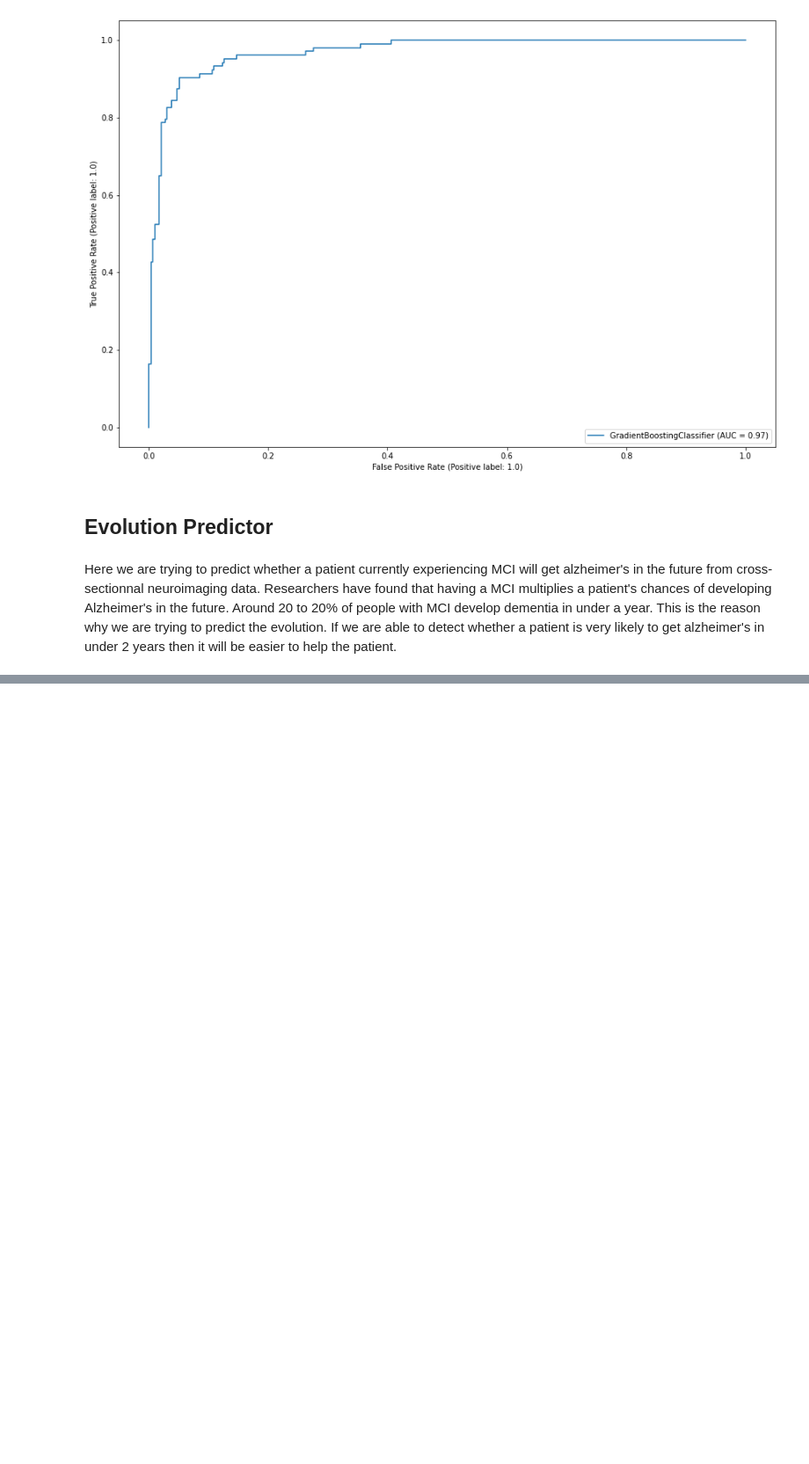
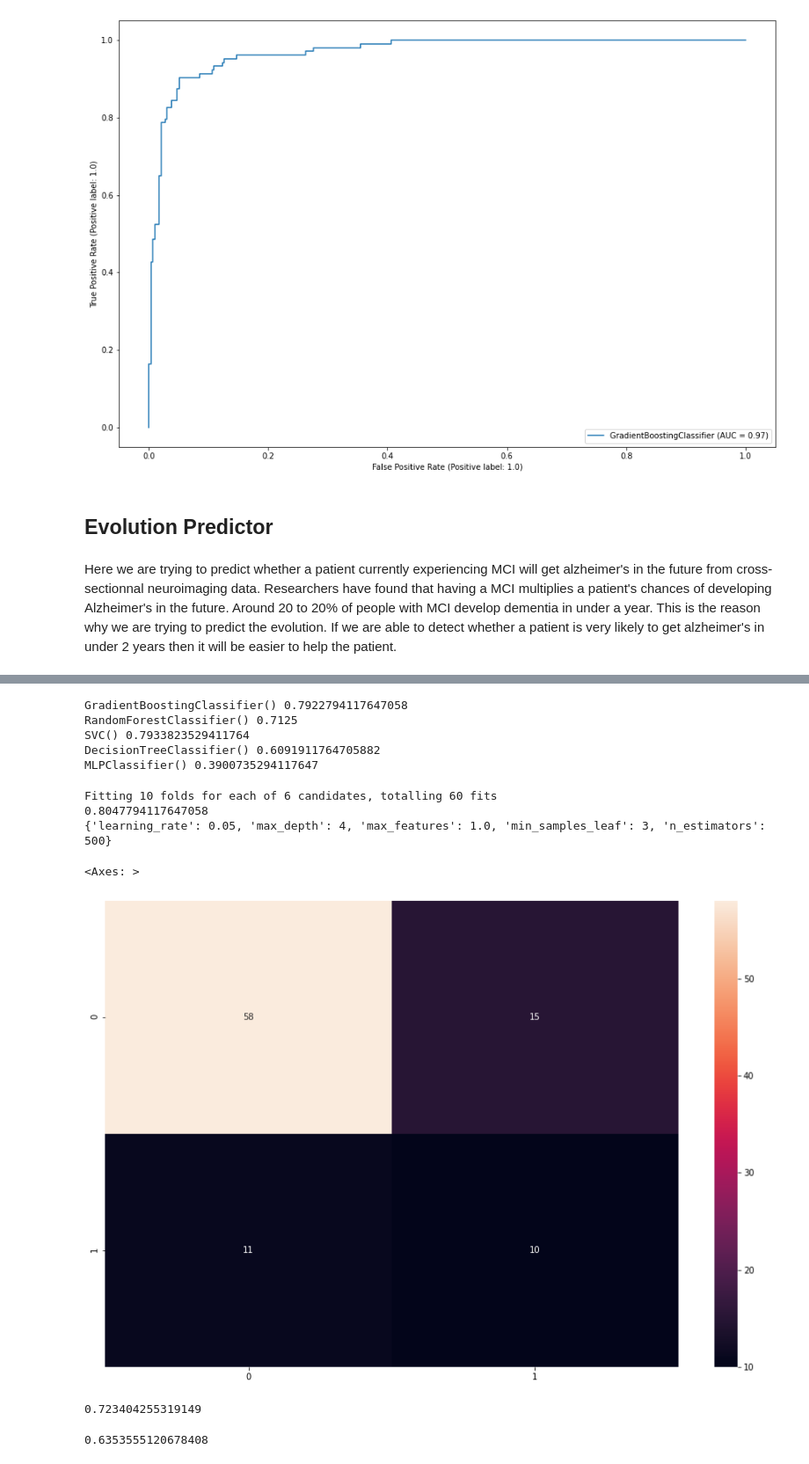
Before and after one commit to V1ncenttt/FYP-Alzheimer-Harmonisation, a Jupyter notebook: src/new_classifiers.ipynb, the cells around one changed output, grey strips where cells are left out. Shown at 88% size. Drawn from its saved outputs; the diff is of its cells as text; code cells hidden in the pictures; blank space fills up the shorter version.

Commit message:
Created predictor

```diff
--- a/src/new_classifiers.ipynb
+++ b/src/new_classifiers.ipynb
@@ -320,0 +457,8 @@ This is the reason why we are trying to predict the evolution. If we are able to
+# %%
+importance = np.abs(coefficients)
+# %%
+cols = importance != 0
+colNames = np.array(TAs[:68])[importance != 0]
+# %%
+X_test = X_test.loc[:,cols].copy()
+X_train_resampled = X_train_resampled[:,cols]
@@ -320,0 +467,51 @@ This is the reason why we are trying to predict the evolution. If we are able to
+# %%
+kfold = KFold(n_splits=10)
+for model in models:
+    cv_results = cross_val_score(model, X_train_resampled, y_train_resampled, cv=kfold, scoring='accuracy', n_jobs=-1)
+    print(model, cv_results.sum()/10)
+# %% [output]
+GradientBoostingClassifier() 0.7922794117647058
+RandomForestClassifier() 0.7125
+SVC() 0.7933823529411764
+DecisionTreeClassifier() 0.6091911764705882
+MLPClassifier() 0.3900735294117647
+# %%
+param_grid={'n_estimators':[100,500],
+            'learning_rate': [0.1,0.05,0.02],
+            'max_depth':[4],
+            'min_samples_leaf':[3],
+            'max_features':[1.0] }
+
+kfold = KFold(n_splits=10)
+rf = GradientBoostingClassifier()
+
+grid_search = GridSearchCV(estimator = rf, param_grid = param_grid,
+                          cv = kfold, n_jobs = -1, verbose = 2)
+
+grid_search.fit(X_train_resampled, y_train_resampled)
+print(grid_search.best_score_)
+print(grid_search.best_params_)
+# %% [output]
+Fitting 10 folds for each of 6 candidates, totalling 60 fits
+0.8047794117647058
+{'learning_rate': 0.05, 'max_depth': 4, 'max_features': 1.0, 'min_samples_leaf': 3, 'n_estimators': 500}
+# %%
+rf = GradientBoostingClassifier(learning_rate=0.05, min_samples_leaf=3, n_estimators=500, max_features=1.0, max_depth=4)
+rf.fit(X_train_resampled, y_train_resampled)
+results = rf.predict(X_test)
+x = zip(results, y_test)
+
+# Print the confusion matrix for the model
+cf_matrix = sklearn.metrics.confusion_matrix(y_test, results)
+sns.heatmap(cf_matrix, annot=True, fmt='g')
+# %% [output]
+<Axes: >
+[figure, added]
+# %%
+accuracy_score(y_test, results)
+# %% [output]
+0.723404255319149
+# %%
+balanced_accuracy_score(y_test, results)
+# %% [output]
+0.6353555120678408
```
Also changed, not shown: parts of 25 cells of this notebook.
